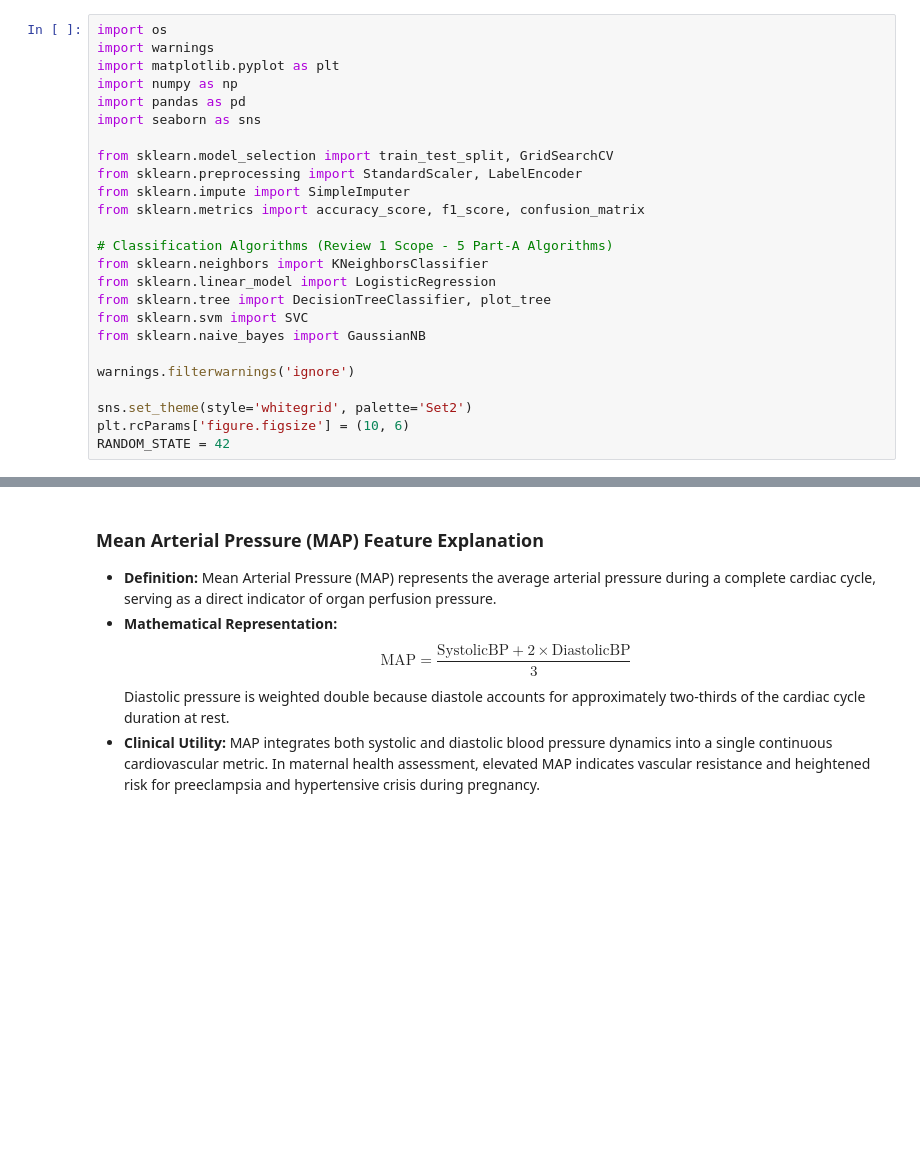
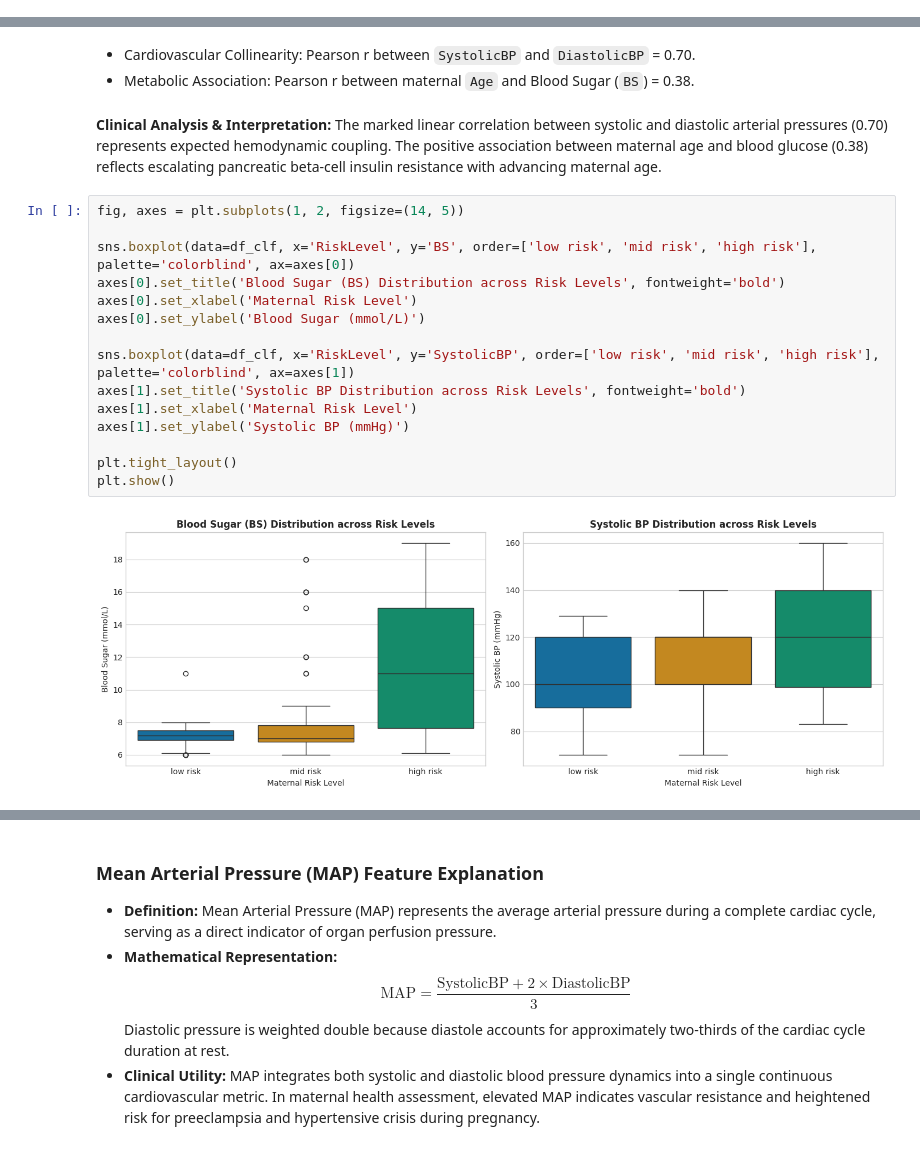
Before and after one commit to wander1112/Ember-Storm, a Jupyter notebook: notebooks/classification.ipynb, the cells around one changed output, grey strips where cells are left out. Saved outputs shown, nothing was run; the diff lists cells and outputs as text; blank space fills up the shorter version.

```diff
--- a/notebooks/classification.ipynb
+++ b/notebooks/classification.ipynb
@@ -24,25 +0,0 @@
-# %%
-import os
-import warnings
-import matplotlib.pyplot as plt
-import numpy as np
-import pandas as pd
-import seaborn as sns
-
-from sklearn.model_selection import train_test_split, GridSearchCV
-from sklearn.preprocessing import StandardScaler, LabelEncoder
-from sklearn.impute import SimpleImputer
-from sklearn.metrics import accuracy_score, f1_score, confusion_matrix
-
-# Classification Algorithms (Review 1 Scope - 5 Part-A Algorithms)
-from sklearn.neighbors import KNeighborsClassifier
-from sklearn.linear_model import LogisticRegression
-from sklearn.tree import DecisionTreeClassifier, plot_tree
-from sklearn.svm import SVC
-from sklearn.naive_bayes import GaussianNB
-
-warnings.filterwarnings('ignore')
-
-sns.set_theme(style='whitegrid', palette='Set2')
-plt.rcParams['figure.figsize'] = (10, 6)
-RANDOM_STATE = 42
@@ -215,0 +173,23 @@ DiastolicBP      65.0      90.0 25.0        27.50       127.50              0
+# %% [markdown]
+- Cardiovascular Collinearity: Pearson r between `SystolicBP` and `DiastolicBP` = 0.70.
+- Metabolic Association: Pearson r between maternal `Age` and Blood Sugar (`BS`) = 0.38.
+# %% [markdown]
+**Clinical Analysis & Interpretation:**
+The marked linear correlation between systolic and diastolic arterial pressures (0.70) represents expected hemodynamic coupling. The positive association between maternal age and blood glucose (0.38) reflects escalating pancreatic beta-cell insulin resistance with advancing maternal age.
+# %%
+fig, axes = plt.subplots(1, 2, figsize=(14, 5))
+
+sns.boxplot(data=df_clf, x='RiskLevel', y='BS', order=['low risk', 'mid risk', 'high risk'], palette='colorblind', ax=axes[0])
+axes[0].set_title('Blood Sugar (BS) Distribution across Risk Levels', fontweight='bold')
+axes[0].set_xlabel('Maternal Risk Level')
+axes[0].set_ylabel('Blood Sugar (mmol/L)')
+
+sns.boxplot(data=df_clf, x='RiskLevel', y='SystolicBP', order=['low risk', 'mid risk', 'high risk'], palette='colorblind', ax=axes[1])
+axes[1].set_title('Systolic BP Distribution across Risk Levels', fontweight='bold')
+axes[1].set_xlabel('Maternal Risk Level')
+axes[1].set_ylabel('Systolic BP (mmHg)')
+
+plt.tight_layout()
+plt.show()
+# %% [output]
+[figure, added]
```
Also changed, not shown: parts of 83 cells of this notebook.
